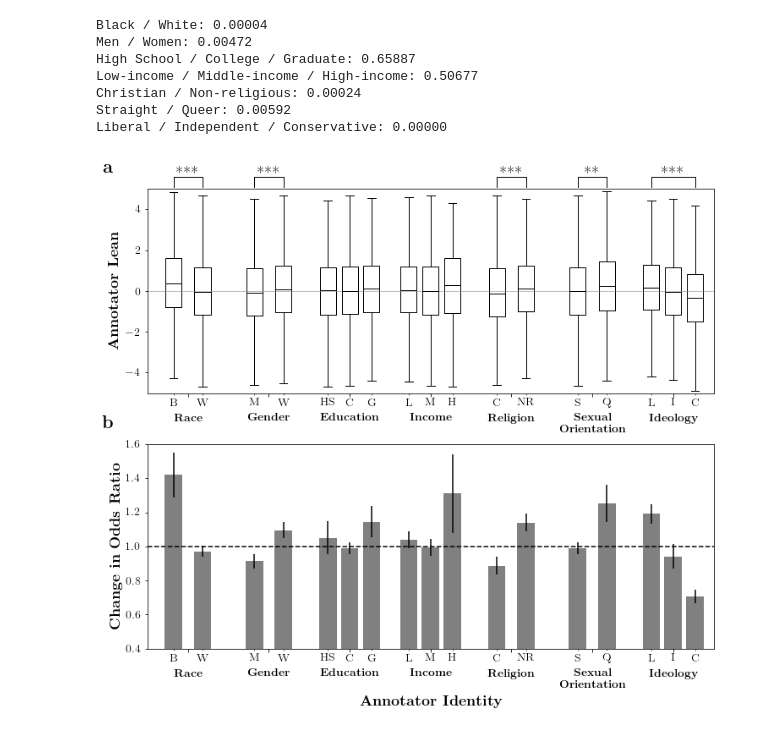
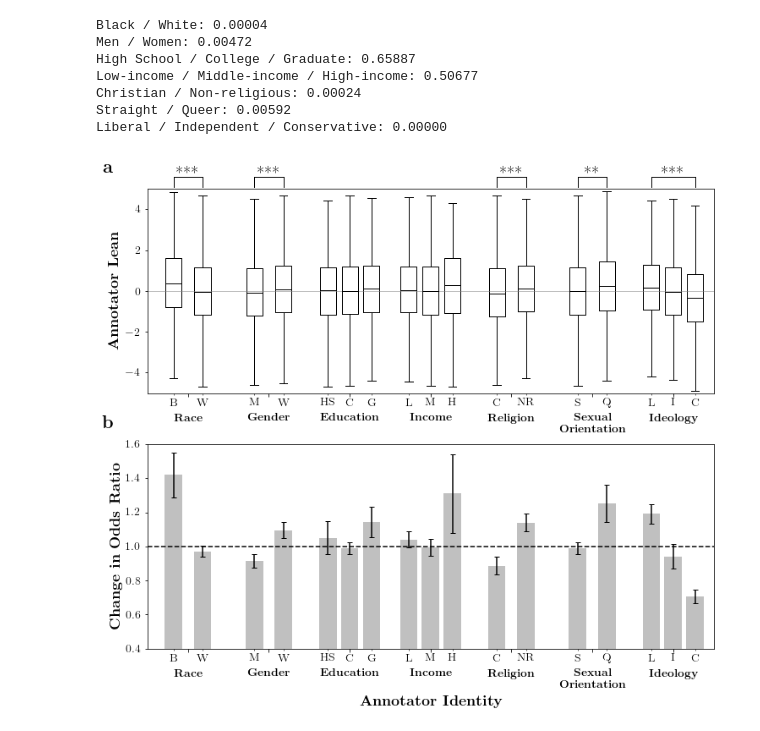
Before and after one commit to dlab-projects/annotator_sensitivity_irt, a Jupyter notebook: figures/figure3.ipynb, the cells around one changed output. Cells and saved outputs as stored; diff of their text form; code cells hidden in the pictures.

Commit message:
figure 3

```diff
--- a/figures/figure3.ipynb
+++ b/figures/figure3.ipynb
@@ -71,18 +47,18 @@ def get_annotator_diffs(data, target1, target2, subsets):
 # %%
 # Race: black vs. white
-bla_diffs, whi_diffs = get_annotator_diffs(
+bla_diffs, whi_diffs = utils.get_annotator_diffs(
     data,
     target1_common,
     target2_common,
     ['annotator_race_black', 'annotator_race_white'])
 # Gender: women vs. men
-wom_diffs, men_diffs = get_annotator_diffs(
+wom_diffs, men_diffs = utils.get_annotator_diffs(
     data,
     target1_common,
     target2_common,
     ['annotator_gender_men', 'annotator_gender_women'])
 # Education: high-school vs. college vs. graduate
-hs_diffs, col_diffs, grad_diffs = get_annotator_diffs(
+hs_diffs, col_diffs, grad_diffs = utils.get_annotator_diffs(
     data,
     target1_common,
     target2_common,
@@ -90,7 +66,7 @@ hs_diffs, col_diffs, grad_diffs = get_annotator_diffs(
      ['annotator_education_some_college', 'annotator_education_college_grad_aa', 'annotator_education_college_grad_ba'],
      ['annotator_education_professional_degree', 'annotator_education_masters', 'annotator_education_phd']])
 # Income: low-, middle-, and high-income
-li_diffs, mi_diffs, hi_diffs = get_annotator_diffs(
+li_diffs, mi_diffs, hi_diffs = utils.get_annotator_diffs(
     data,
     target1_common,
     target2_common,
@@ -98,21 +74,21 @@ li_diffs, mi_diffs, hi_diffs = get_annotator_diffs(
      ['annotator_income_50k-100k', 'annotator_income_100k-200k'],
      ['annotator_income_>200k']])
 # Religion: Christian vs. atheists/non-religious
-chr_diffs, ath_diffs = get_annotator_diffs(
+chr_diffs, ath_diffs = utils.get_annotator_diffs(
     data,
     target1_common,
     target2_common,
     ['annotator_religion_christian',
      ['annotator_religion_atheist', 'annotator_religion_nothing']])
 # Sexual Orientation: Straight vs. Queer
-str_diffs, que_diffs = get_annotator_diffs(
+str_diffs, que_diffs = utils.get_annotator_diffs(
     data,
     target1_common,
     target2_common,
     ['annotator_sexuality_straight',
      ['annotator_sexuality_bisexual', 'annotator_sexuality_gay', 'annotator_sexuality_other']])
 # Political ideology: liberal vs. independent vs. conservative
-cons_diffs, ind_diffs, lib_diffs = get_annotator_diffs(
+cons_diffs, ind_diffs, lib_diffs = utils.get_annotator_diffs(
     data,
     target1_common,
     target2_common,
@@ -153,6 +129,8 @@ width = 0.2
 spacing = 0.18
 axis_label_size = 18
 axis_tick_label_size = 14
+subplot_label_size = 22
+error_capsize = 3
 
 fig, axes = plt.subplots(2, 1, figsize=(12, 10))
 plt.subplots_adjust(hspace=0.25)
@@ -227,33 +205,34 @@ axes[0].set_ylabel(r'\textbf{Annotator Lean}', fontsize=axis_label_size)
 
 """
 Figure 3b: Odds ratio
 """
 axes[1].bar(
     x=all_xticks,
     height=[np.median(diff) for diff in diffs],
     width=1.2 * spacing,
     yerr=errors,
-    color='gray')
+    color='silver',
+    error_kw={'capsize': error_capsize})
 
 axes[1].axhline(1, color='black', linestyle='--')
 axes[1].set_xlabel(r'\textbf{Annotator Identity}', fontsize=axis_label_size)
 axes[1].set_ylabel(r'\textbf{Change in Odds Ratio}', fontsize=axis_label_size)
 axes[1].set_ylim([0.4, 1.6])
 
 xticks = mplego.labels.bold_text(['Race', 'Gender', 'Education', 'Income', 'Religion', 'Sexual Ori.', 'Ideology'])
 xticks[-2] = r'\textbf{Sexual}''\n'r'\textbf{Orientation}'
 
 for ax in axes:
     ax.set_xticks(all_xticks, minor=True)
     ax.set_xticklabels(['B', 'W', 'M', 'W', 'HS', 'C', 'G', 'L', 'M', 'H', 'C', 'NR', 'S', 'Q', 'L', 'I', 'C'], minor=True)
     ax.set_xticks(np.arange(7))
     ax.set_xticklabels(xticks)
     ax.tick_params(labelsize=axis_tick_label_size, which='major', pad=20)
     ax.tick_params(labelsize=axis_tick_label_size, which='minor')
     ax.tick_params(axis='y', pad=5)
     ax.set_xlim([-0.5, 6.5])
 
-mplego.labels.apply_subplot_labels(axes, bold=True, size=22, x=-0.07, y=1.1)
+mplego.labels.apply_subplot_labels(axes, bold=True, size=subplot_label_size, x=-0.07, y=1.1)
 plt.savefig('figure3.pdf', bbox_inches='tight')
 # %% [output]
-[figure, old version]
+[figure, new version]
```
Also changed, not shown: parts of 1 cell of this notebook.
